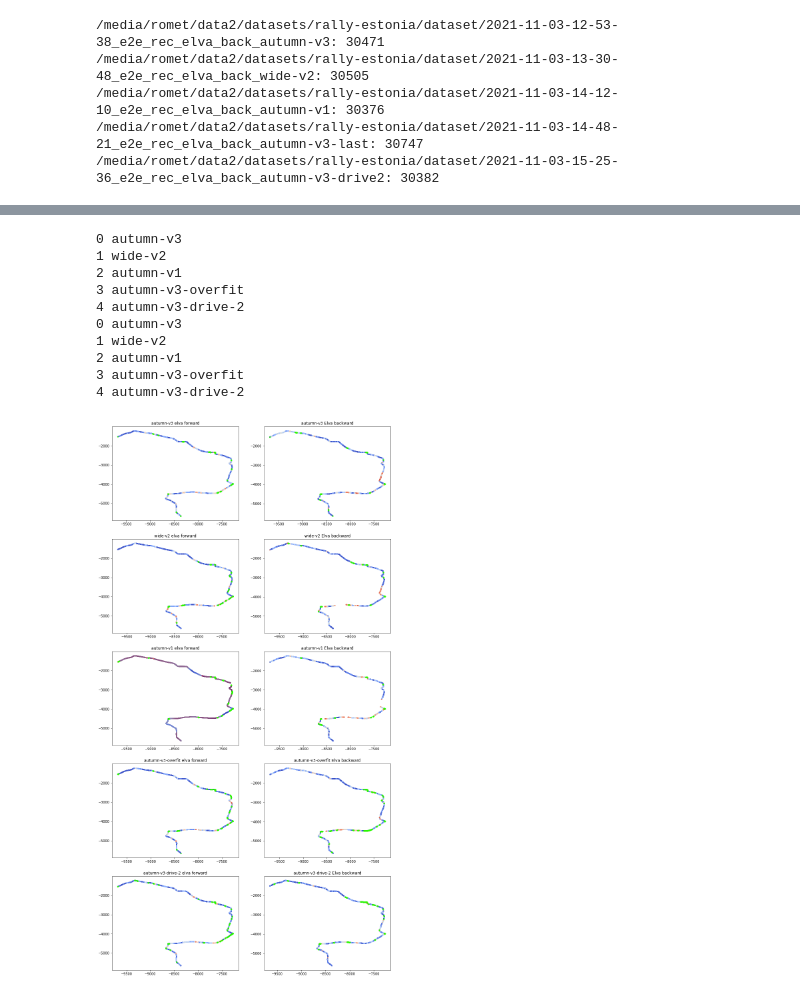
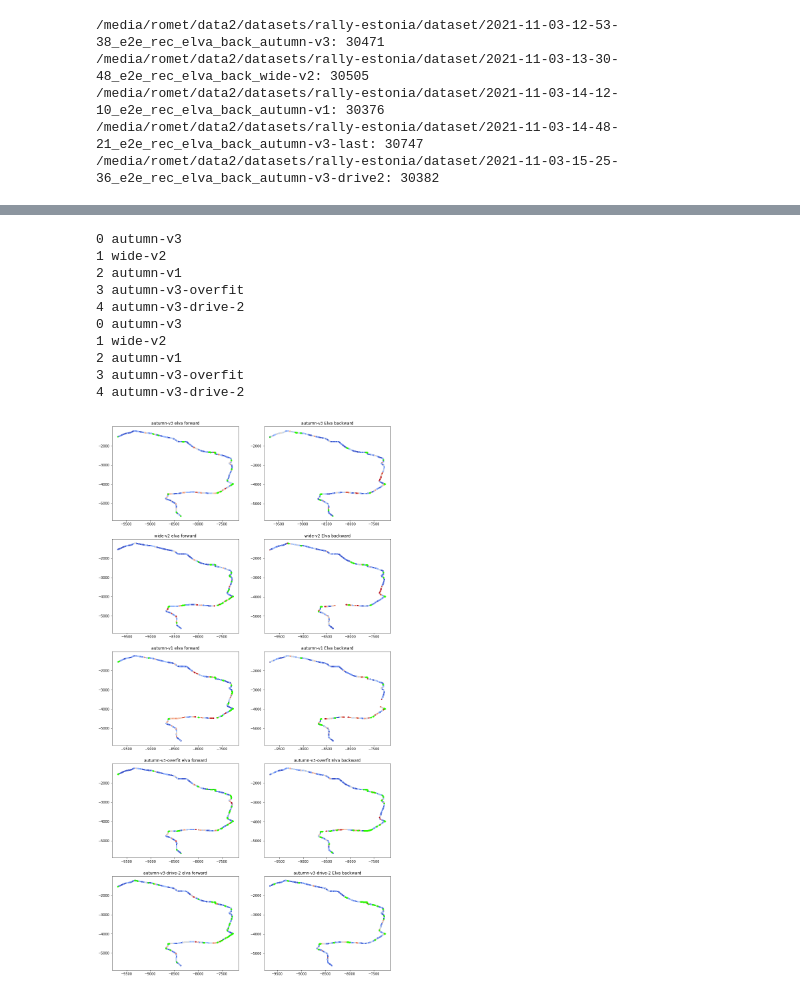
Before and after one commit to UT-ADL/e2e-rally-estonia, a Jupyter notebook: closed_loop.ipynb, the cells around one changed output, grey strips where cells are left out. Cells and saved outputs as stored; diff of their text form; code cells hidden in the pictures.

```diff
--- a/closed_loop.ipynb
+++ b/closed_loop.ipynb
@@ -19,0 +30,17 @@ trainer = Trainer()
+# %%
+def draw_error_plot_ax(ax, model_ds, expert_ds, title=None):
+    lat_errors = calculate_lateral_errors(model_ds.frames, expert_ds.frames, only_autonomous=True)
+    positions_df = model_ds.frames
+
+    autonomous_df = positions_df[positions_df.autonomous].reset_index(drop=True)
+    ax.scatter(autonomous_df["position_x"], autonomous_df["position_y"],
+               s=5,
+               c=lat_errors, cmap=plt.cm.coolwarm)
+
+    interventions_df = positions_df[positions_df.autonomous == False].reset_index(drop=True)
+    ax.scatter(interventions_df["position_x"], interventions_df["position_y"],
+                s=5,
+                c="#2BFA00")
+
+    if title:
+        ax.set_title(title)
@@ -111,11 +97,11 @@ Name: interventions, dtype: object
 # %%
-intervention_adjustments = {
-    'autumn-v3': 0,
-    'wide-v2': 0,
-    'autumn-v1': 0,
-    'autumn-v3-overfit': 0,
-    'autumn-v3-drive-2': 0,
-}
+# intervention_adjustments = {
+#     'autumn-v3': 0,
+#     'wide-v2': 0,
+#     'autumn-v1': 0,
+#     'autumn-v3-overfit': 0,
+#     'autumn-v3-drive-2': 0,
+# }
 
-for name, adj in intervention_adjustments.items():
-    metrics[metrics.model == name] = metrics[metrics.model == name].interventions - adj
+# for name, adj in intervention_adjustments.items():
+#     metrics[metrics.model == name] = metrics[metrics.model == name].interventions - adj
@@ -203,24 +137,24 @@ def draw_error_plot(ax, model_ds, expert_ds, title=None):
 # %%
 fig, ax = plt.subplots(5, 2, figsize=(15, 30))
 
 for i, (name, ds) in enumerate(datasets.items()):
     print(i, name)
-    draw_error_plot(ax[i][0], ds, expert_ds, f"{name} elva forward")
+    draw_error_plot_ax(ax[i][0], ds, expert_ds, f"{name} elva forward")
 
 for i, (name, ds) in enumerate(datasets_backwards.items()):
     print(i, name)
-    draw_error_plot(ax[i][1], ds, expert_back_ds, f"{name} Elva backward")
+    draw_error_plot_ax(ax[i][1], ds, expert_back_ds, f"{name} Elva backward")
 # %% [output]
 0 autumn-v3
 1 wide-v2
 2 autumn-v1
 3 autumn-v3-overfit
 4 autumn-v3-drive-2
 0 autumn-v3
 1 wide-v2
 2 autumn-v1
 3 autumn-v3-overfit
 4 autumn-v3-drive-2
-[figure, old version]
+[figure, new version]
 # %%
 fig.savefig("elva-2021-11-03.png", facecolor="white")
```
Also changed, not shown: parts of 19 cells of this notebook.
